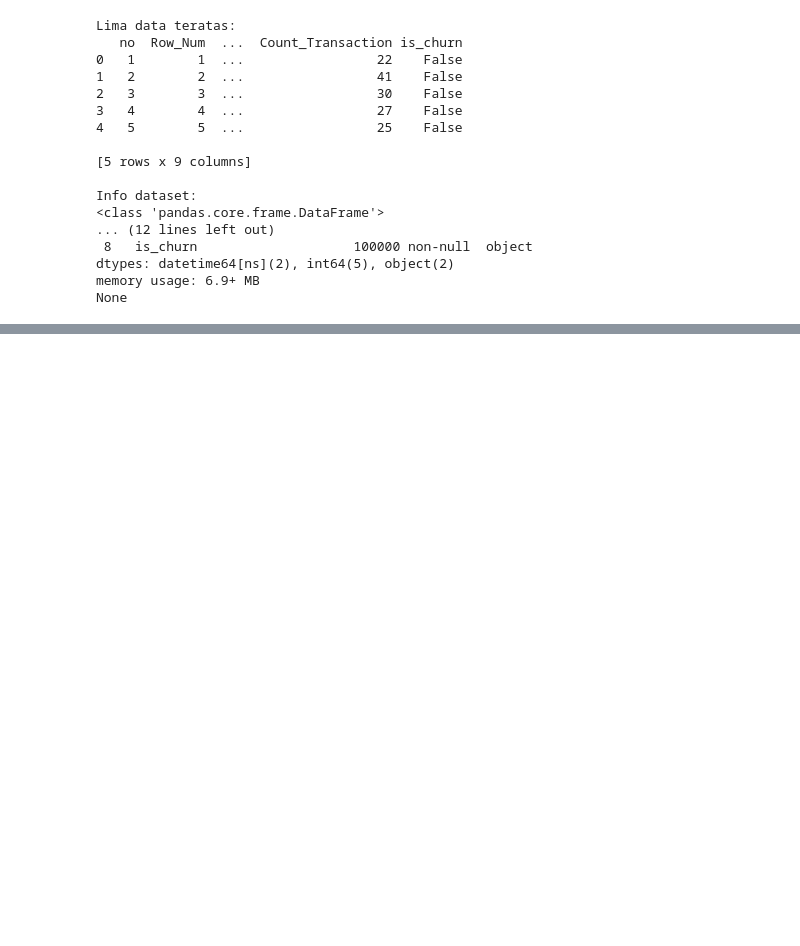
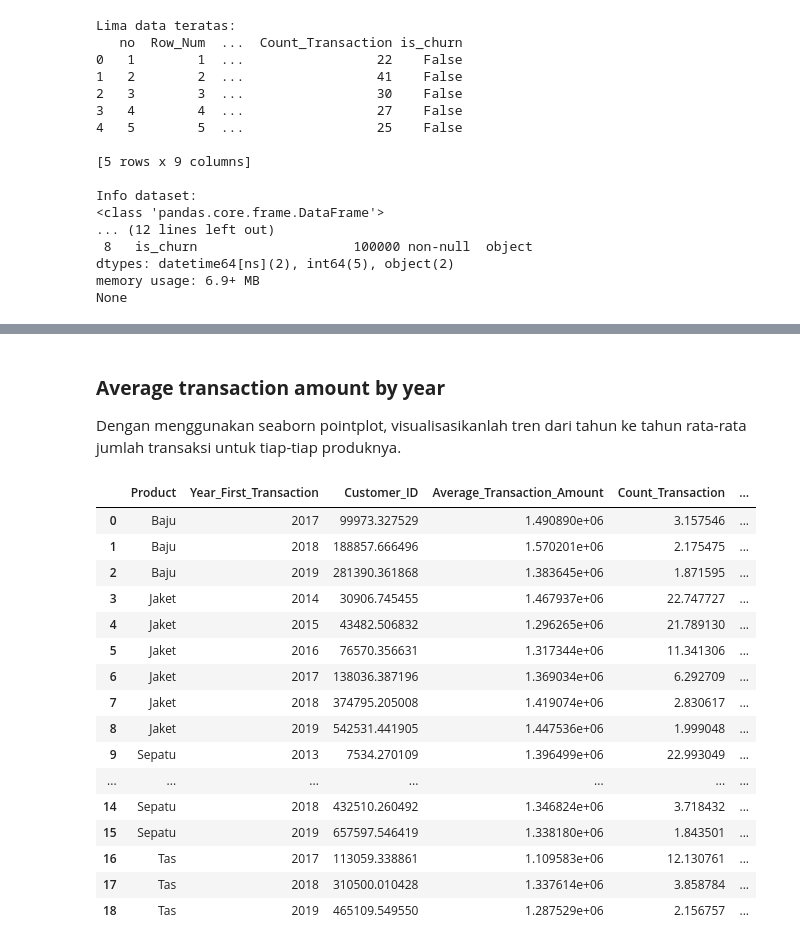
Before and after one commit to setyo-dwi-pratama/Courses, a Jupyter notebook: 14_Data_Analyst_Project_Business_Decision_Research_.ipynb, the cells around one changed output, grey strips where cells are left out. Cells and saved outputs as stored; diff of their text form; code cells hidden in the pictures; blank space fills up the shorter version.

```diff
--- a/14_Data_Analyst_Project_Business_Decision_Research_.ipynb
+++ b/14_Data_Analyst_Project_Business_Decision_Research_.ipynb
@@ -257,0 +358,24 @@ None
+# %% [markdown]
+### **Average transaction amount by year**
+Dengan menggunakan seaborn pointplot, visualisasikanlah tren dari tahun ke tahun rata-rata jumlah transaksi untuk tiap-tiap produknya.
+# %%
+data = df.groupby(['Product', 'Year_First_Transaction']).mean().reset_index()
+data
+# %% [output]
+|  | Product | Year_First_Transaction | Customer_ID | Average_Transaction_Amount | Count_Transaction | ... |
+| 0 | Baju | 2017 | 99973.327529 | 1.490890e+06 | 3.157546 | ... |
+| 1 | Baju | 2018 | 188857.666496 | 1.570201e+06 | 2.175475 | ... |
+| 2 | Baju | 2019 | 281390.361868 | 1.383645e+06 | 1.871595 | ... |
+| 3 | Jaket | 2014 | 30906.745455 | 1.467937e+06 | 22.747727 | ... |
+| 4 | Jaket | 2015 | 43482.506832 | 1.296265e+06 | 21.789130 | ... |
+| 5 | Jaket | 2016 | 76570.356631 | 1.317344e+06 | 11.341306 | ... |
+| 6 | Jaket | 2017 | 138036.387196 | 1.369034e+06 | 6.292709 | ... |
+| 7 | Jaket | 2018 | 374795.205008 | 1.419074e+06 | 2.830617 | ... |
+| 8 | Jaket | 2019 | 542531.441905 | 1.447536e+06 | 1.999048 | ... |
+| 9 | Sepatu | 2013 | 7534.270109 | 1.396499e+06 | 22.993049 | ... |
+| ... | ... | ... | ... | ... | ... | ... |
+| 14 | Sepatu | 2018 | 432510.260492 | 1.346824e+06 | 3.718432 | ... |
+| 15 | Sepatu | 2019 | 657597.546419 | 1.338180e+06 | 1.843501 | ... |
+| 16 | Tas | 2017 | 113059.338861 | 1.109583e+06 | 12.130761 | ... |
+| 17 | Tas | 2018 | 310500.010428 | 1.337614e+06 | 3.858784 | ... |
+| 18 | Tas | 2019 | 465109.549550 | 1.287529e+06 | 2.156757 | ... |
```
Also changed, not shown: parts of 13 cells of this notebook.
